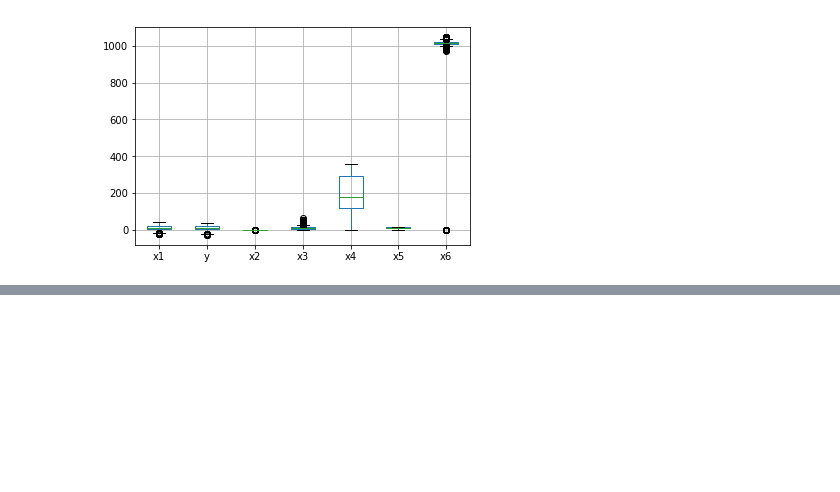
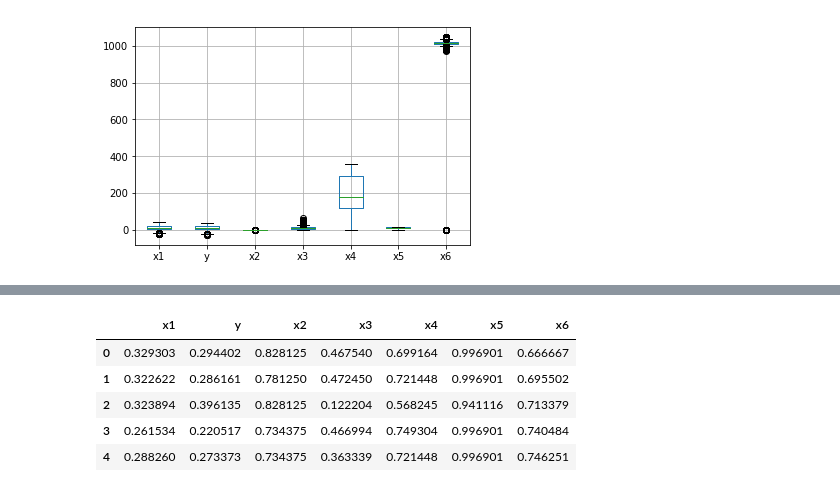
Before and after one commit to deepak5998/Bl-Machine, a Jupyter notebook: Week6/Multi_Linear_Regression/Multi_linear_Regression_Problem_1.ipynb, the cells around one changed output, grey strips where cells are left out. Drawn from its saved outputs; the diff is of its cells as text; code cells hidden in the pictures; blank space fills up the shorter version.

```diff
--- a/Week6/Multi_Linear_Regression/Multi_linear_Regression_Problem_1.ipynb
+++ b/Week6/Multi_Linear_Regression/Multi_linear_Regression_Problem_1.ipynb
@@ -235,6 +233,14 @@ successfully scaled column  x6
 # %%
 # from IPython.core.debugger import Tracer; Tracer()()
 # dataframe.isnan().sum()
+dataframe.head()
+# %% [output]
+|  | x1 | y | x2 | x3 | x4 | x5 | x6 |
+| 0 | 0.329303 | 0.294402 | 0.828125 | 0.467540 | 0.699164 | 0.996901 | 0.666667 |
+| 1 | 0.322622 | 0.286161 | 0.781250 | 0.472450 | 0.721448 | 0.996901 | 0.695502 |
+| 2 | 0.323894 | 0.396135 | 0.828125 | 0.122204 | 0.568245 | 0.941116 | 0.713379 |
+| 3 | 0.261534 | 0.220517 | 0.734375 | 0.466994 | 0.749304 | 0.996901 | 0.740484 |
+| 4 | 0.288260 | 0.273373 | 0.734375 | 0.363339 | 0.721448 | 0.996901 | 0.746251 |
 # %%
 main(dataframe,test_data)
 # %% [output]
```
Also changed, not shown: parts of 15 cells of this notebook, 1 other file.
